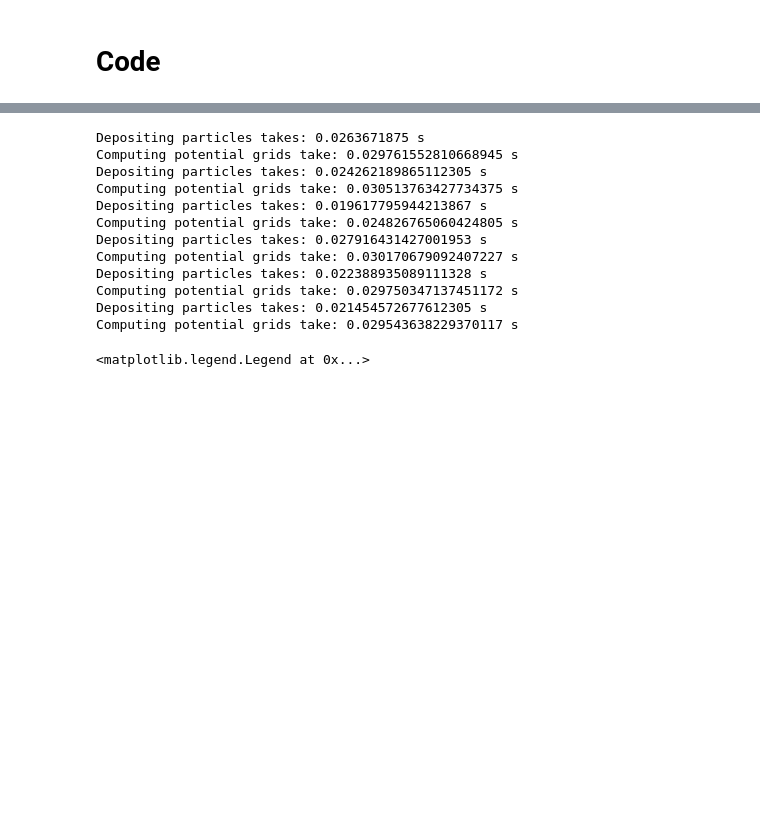
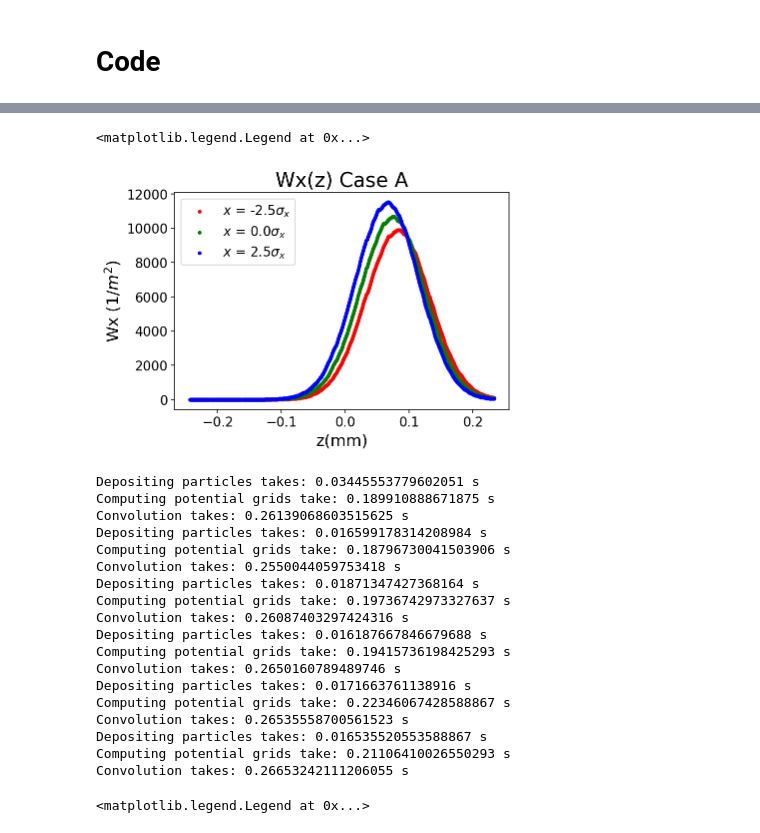
Before and after one commit to weiyuanlou/PyCSR2D, a Jupyter notebook: benchmarking/one_bend_transient/caseA.ipynb, the cells around one changed output, grey strips where cells are left out. Cells and saved outputs as stored; diff of their text form; code cells hidden in the pictures; blank space fills up the shorter version.

```diff
--- a/benchmarking/one_bend_transient/caseA.ipynb
+++ b/benchmarking/one_bend_transient/caseA.ipynb
@@ -330,3 +331,15 @@ Computing potential grids take: 0.2037372589111328 s
+# %%
+plt.scatter(zvec*10**3,wake_listA[0][3], color='red', label='$x$ = '+str(xo_vec[0]/sigma_x) + '$\sigma_x$', s=8 )
+plt.scatter(zvec*10**3,wake_listA[1][3], color='green', label='$x$ = '+str(xo_vec[1]/sigma_x) + '$\sigma_x$', s=8 )
+plt.scatter(zvec*10**3,wake_listA[2][3], color='blue', label='$x$ = '+str(xo_vec[2]/sigma_x) + '$\sigma_x$', s=8 )
+
+plt.xlabel('z(mm)', fontsize=16)
+plt.ylabel('Wx $(1/m^2)$', fontsize=16)
+plt.title('Wx(z) Case A',  fontsize=20)
+plt.legend()
+# %% [output]
+<matplotlib.legend.Legend at 0x...>
+[figure, added]
 # %%
 x_observe = 0.0
 
@@ -338,21 +351,28 @@ phi_vec = [0.02, 0.03, 0.04, 0.06, 0.08, 0.1]
 
 ffA = lambda a : csr2d_kick_calc_case_A(beam[4], beam[0], charges,
     gamma=gamma, rho=rho, phi = a, x_observe = 0,
-    nz=200, nx=150, debug=True)
+    nz=600, nx=500, debug=True)
 wake_listA = np.array(list(map(ffA, phi_vec)))
+zvec = wake_listA[0][0]
 # %% [output]
-Depositing particles takes: 0.0263671875 s
-Computing potential grids take: 0.029761552810668945 s
-Depositing particles takes: 0.024262189865112305 s
-Computing potential grids take: 0.030513763427734375 s
-Depositing particles takes: 0.019617795944213867 s
-Computing potential grids take: 0.024826765060424805 s
-Depositing particles takes: 0.027916431427001953 s
-Computing potential grids take: 0.030170679092407227 s
-Depositing particles takes: 0.022388935089111328 s
-Computing potential grids take: 0.029750347137451172 s
-Depositing particles takes: 0.021454572677612305 s
-Computing potential grids take: 0.029543638229370117 s
+Depositing particles takes: 0.03445553779602051 s
+Computing potential grids take: 0.189910888671875 s
+Convolution takes: 0.26139068603515625 s
+Depositing particles takes: 0.016599178314208984 s
+Computing potential grids take: 0.18796730041503906 s
+Convolution takes: 0.2550044059753418 s
+Depositing particles takes: 0.01871347427368164 s
+Computing potential grids take: 0.19736742973327637 s
+Convolution takes: 0.26087403297424316 s
+Depositing particles takes: 0.016187667846679688 s
+Computing potential grids take: 0.19415736198425293 s
+Convolution takes: 0.2650160789489746 s
+Depositing particles takes: 0.0171663761138916 s
+Computing potential grids take: 0.22346067428588867 s
+Convolution takes: 0.26535558700561523 s
+Depositing particles takes: 0.016535520553588867 s
+Computing potential grids take: 0.21106410026550293 s
+Convolution takes: 0.26653242111206055 s
 # %%
 #np.savetxt("phi_0.01_wake.dat", wake_listA[1][2])
 #np.savetxt("phi_0.1_wake.dat", wake_listA[5][2])
```
Also changed, not shown: parts of 72 cells of this notebook, 7 other files.
